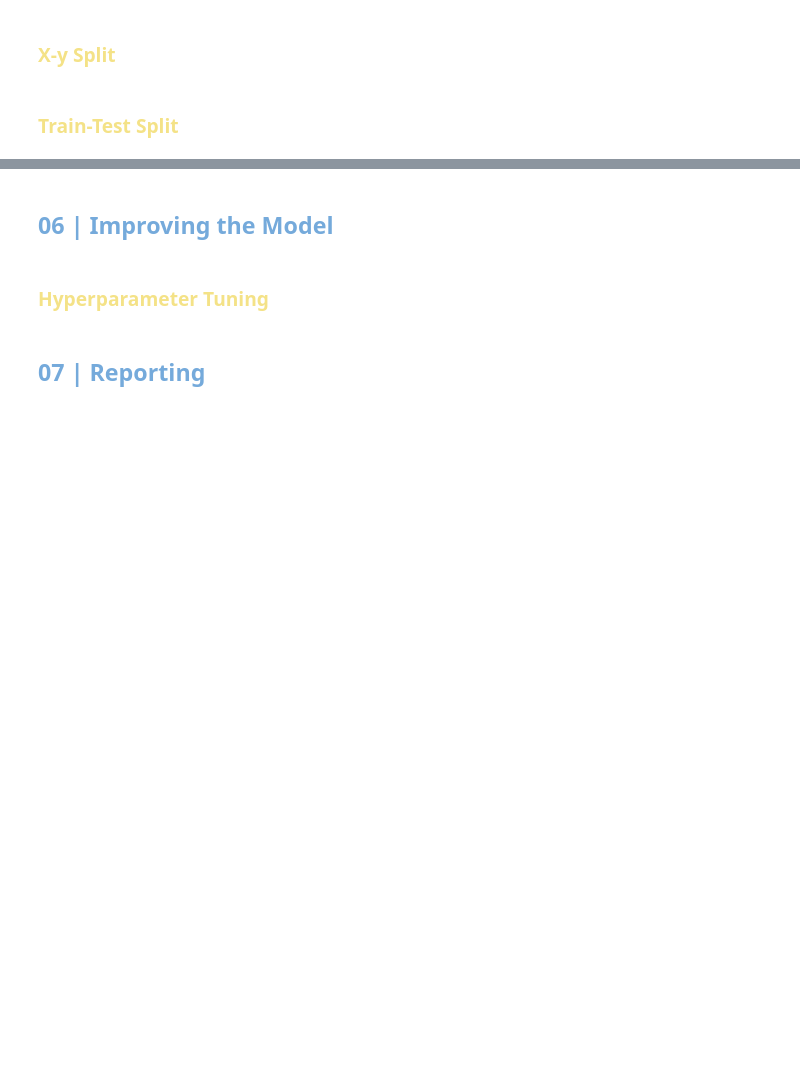
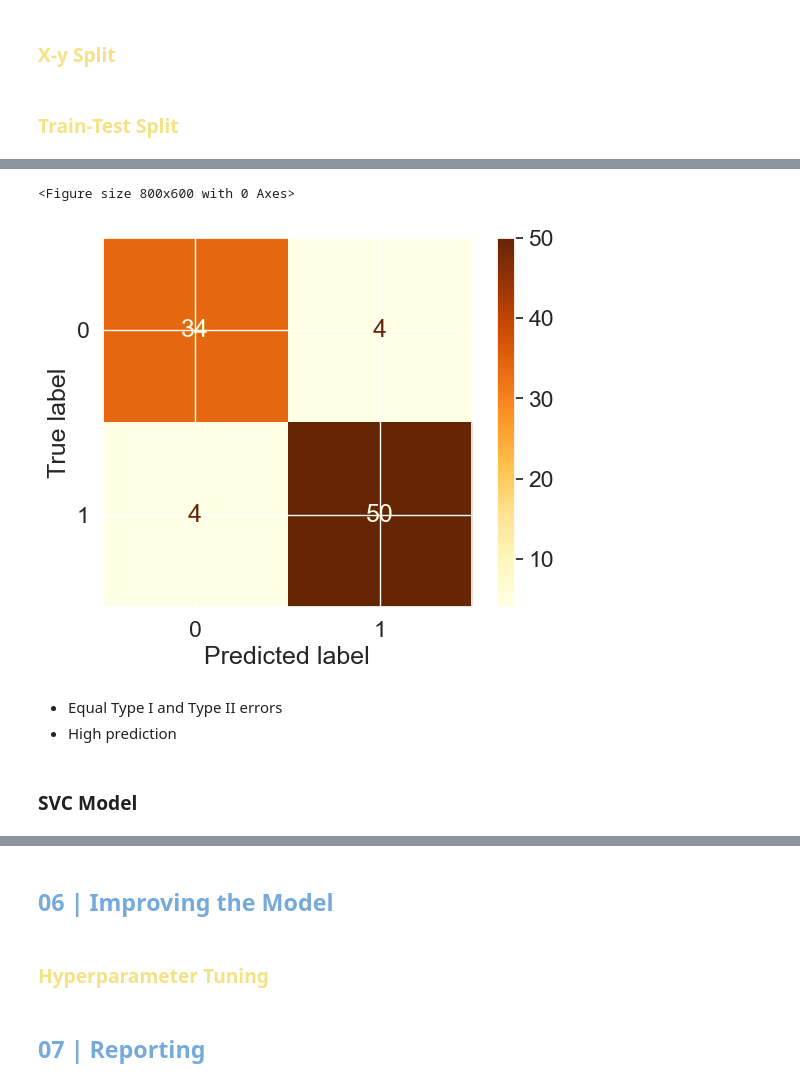
Before and after one commit to martaverfer/mid-project-dsml, a Jupyter notebook: notebooks/main.ipynb, the cells around one changed output, grey strips where cells are left out. Saved outputs shown, nothing was run; the diff lists cells and outputs as text; code cells hidden in the pictures; blank space fills up the shorter version.

```diff
--- a/notebooks/main.ipynb
+++ b/notebooks/main.ipynb
@@ -284,0 +455,21 @@ Dealing with multicolliinearity: no strong multicollinearity shown in the heatma
+# %%
+# Split the data into train and test sets with a test size of 0.1
+X_train, X_test, y_train, y_test = train_test_split(X, y, test_size=0.1, random_state=42)
+# %%
+# Create a Random Forest classifier
+model_random = RandomForestClassifier(n_estimators=100, random_state=42)
+# %%
+# Create a pipeline for preprocessing
+pipeline = Pipeline([
+    ('preprocessor', preprocessor),  # Preprocessing
+    ('classifier', model_random)  # Random Forest classifier
+])
+
+# Perform cross-validation manually, applying SMOTE only to the training data
+X_train_resampled, y_train_resampled = smote.fit_resample(X_train, y_train)
+
+# Perform cross-validation on resampled training data
+cv_scores = cross_val_score(pipeline, X_train_resampled, y_train_resampled, cv=5, scoring='accuracy')
+
+# Print cross-validation results
+print(f"Average Accuracy from CV: {np.mean(cv_scores):.4f} ± {np.std(cv_scores):.4f}")
@@ -284,0 +478,10 @@ Dealing with multicolliinearity: no strong multicollinearity shown in the heatma
+# %%
+# Now fit the model on the entire resampled training set (using the pipeline)
+pipeline.fit(X_train_resampled, y_train_resampled)
+
+# After training, make predictions on the test set
+y_pred_random = pipeline.predict(X_test)
+
+# Evaluate the performance on the test set (outside of cross-validation)
+print("Test Set Evaluation:")
+print(classification_report(y_test, y_pred_random))
@@ -284,0 +498,11 @@ Dealing with multicolliinearity: no strong multicollinearity shown in the heatma
+# %%
+# Plot confusion matrix
+viz.confusion_matrix_plot(y_test, y_pred_random)
+# %% [output]
+<Figure size 800x600 with 0 Axes>
+[figure, added]
+# %% [markdown]
+- Equal Type I and Type II errors
+- High prediction
+# %% [markdown]
+### SVC Model
```
Also changed, not shown: parts of 46 cells of this notebook, 4 other files.
